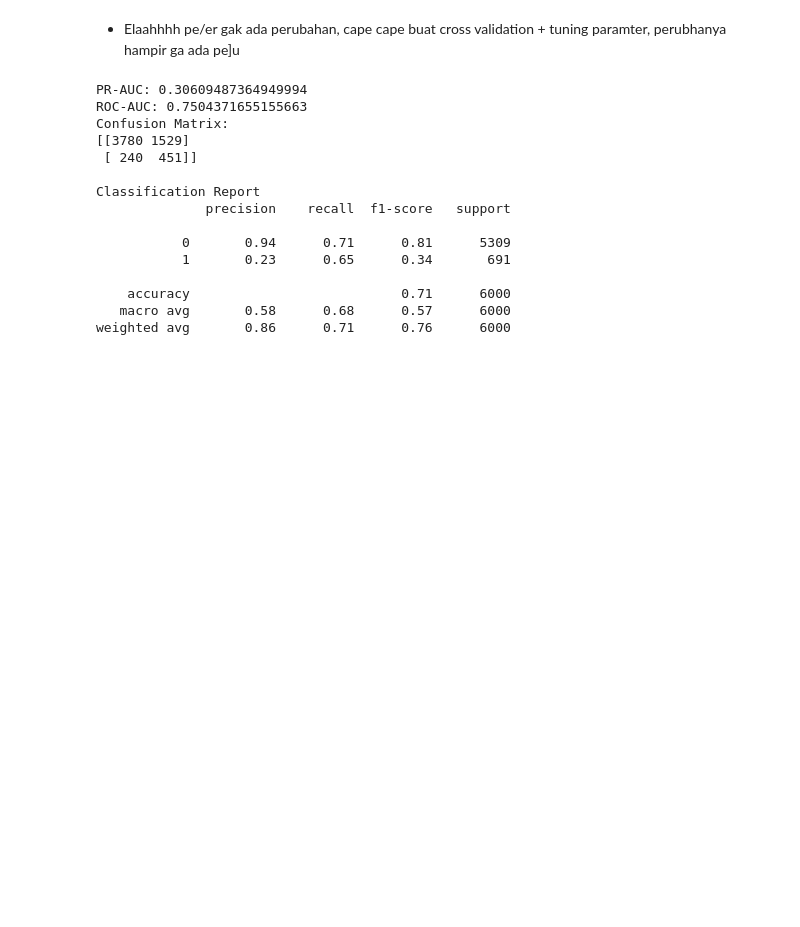
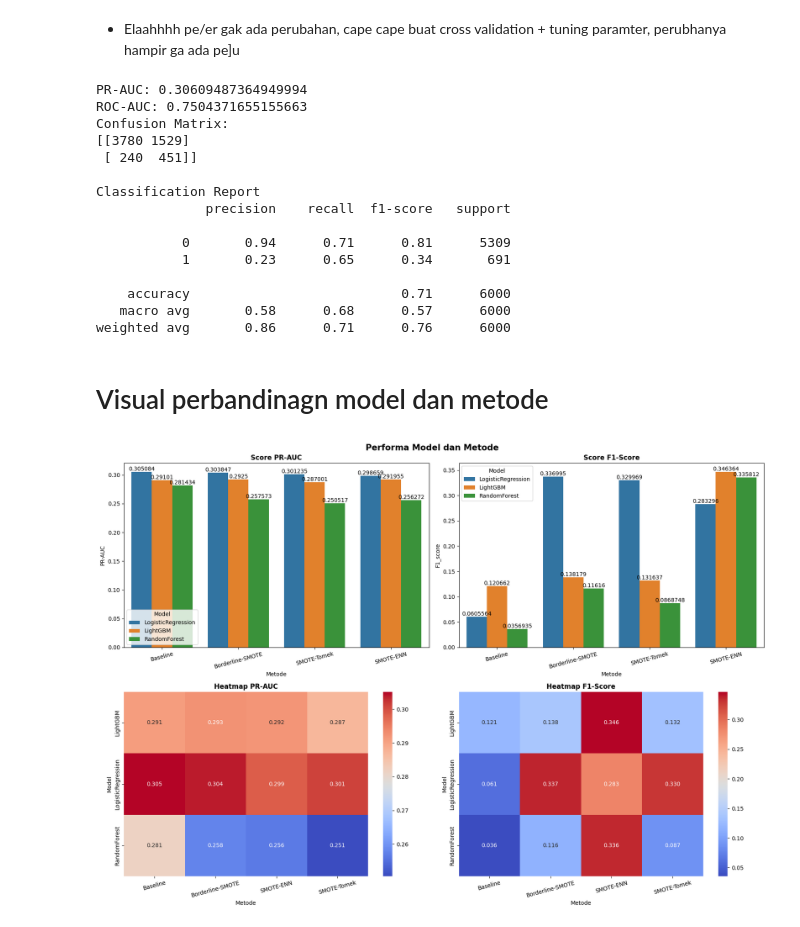
Before and after one commit to PrimaSembiring/loan-default-imbalance, a Jupyter notebook: main.ipynb, the cells around one changed output. Saved outputs shown, nothing was run; the diff lists cells and outputs as text; code cells hidden in the pictures; blank space fills up the shorter version.

Commit message:
visual perbandingan model

```diff
--- a/main.ipynb
+++ b/main.ipynb
@@ -574,3 +575,35 @@ Classification Report
     accuracy                           0.71      6000
    macro avg       0.58      0.68      0.57      6000
 weighted avg       0.86      0.71      0.76      6000
+# %% [markdown]
+# Visual perbandinagn model dan metode
+# %%
+fig, axes = plt.subplots(2, 2, figsize=(17,12))
+axes = axes.flatten()
+plots = [
+# inisial nama, nama kolom yg udh diseting di result
+    ('PR-AUC', 'PR-AUC'),
+    ('F1-Score', 'F1_score')
+]
+
+# Visual utk barplot
+# kita pakai (title, col) karena isi dari plots itu pasangan tuple
+for i, (title, col) in enumerate(plots):
+    sns.barplot(data=df_result, x='Metode', y=col, hue='Model', ax=axes[i])
+    for j in axes[i].containers:
+        axes[i].bar_label(j)
+    axes[i].tick_params(axis='x', rotation=15)
+    axes[i].set_title(f'Score {title}', fontweight='bold')
+
+# visual utk heatmap
+for i, (title, col) in enumerate(plots, start=2):
+    pivot = df_result.pivot(index='Model', columns='Metode', values=col)
+    sns.heatmap(data=pivot, annot=True, cmap='coolwarm', fmt='.3f', ax=axes[i])
+    axes[i].tick_params(axis='x', rotation=15)
+    axes[i].set_title(f'Heatmap {title}', fontweight='bold')
+
+plt.suptitle('Performa Model dan Metode', fontweight='bold',  fontsize=15)
+plt.tight_layout()
+plt.show()
+# %% [output]
+[figure, added]
```
Also changed, not shown: parts of 3 cells of this notebook.
